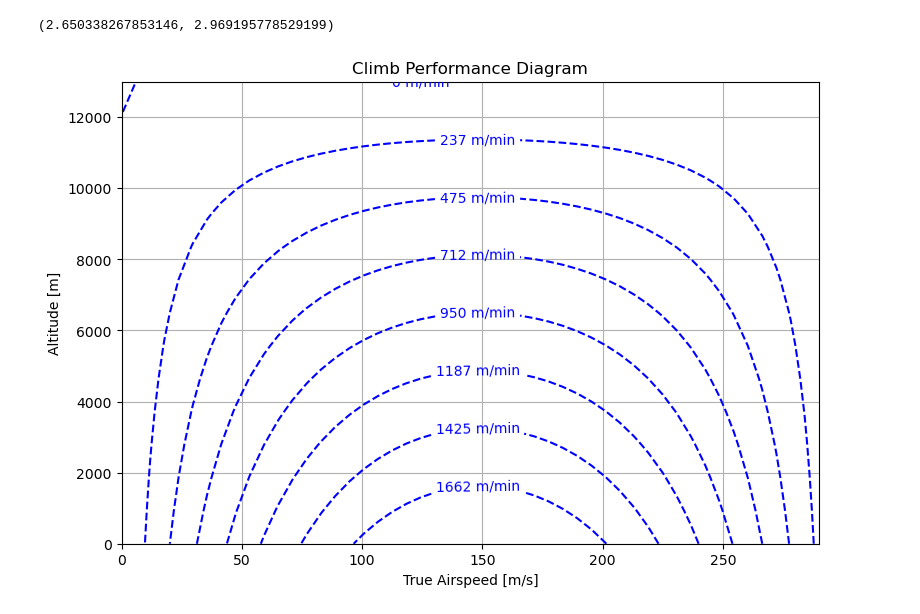
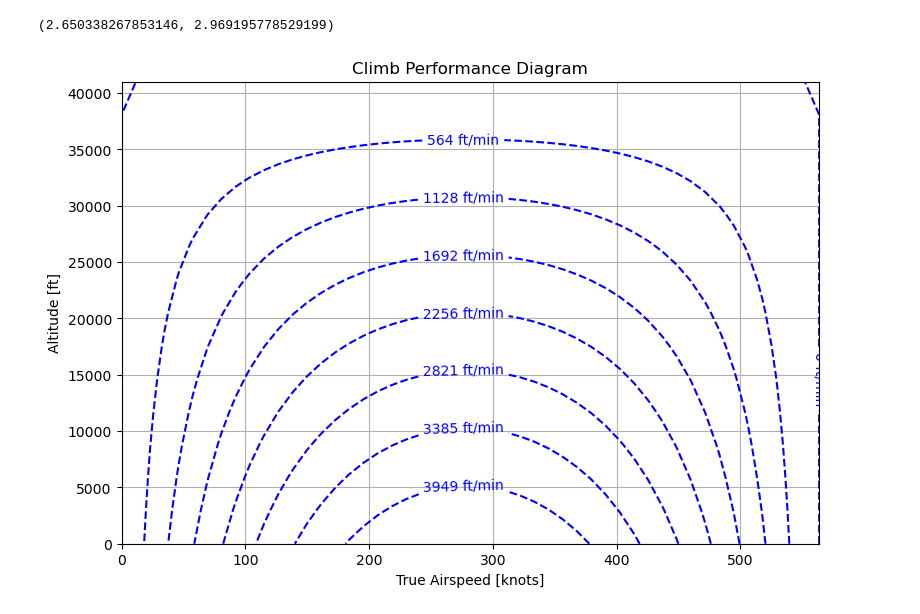
Before and after one commit to AntoineVanHoye/integrated_project, a Jupyter notebook: thrust.ipynb, the cells around one changed output. Saved outputs shown, nothing was run; the diff lists cells and outputs as text; code cells hidden in the pictures.

```diff
--- a/thrust.ipynb
+++ b/thrust.ipynb
@@ -255,7 +255,7 @@ weights = {
 missions = {
     "Passenger": {"altitude": [0, 5000, 12500, 0], "speeds": [70, 140, 290, 60]},
     "Aspen": {"altitude": [0, 2500, 11000, 0], "speeds": [65, 130, 250, 55]},
-    "Napa": {"altitude": [0, 2000, 10000, 0], "speeds": [75, 150, 250, 70]},
+    "Napa": {"altitude": [0, 2000, 10000, 0], "speeds": [75, 150, 250, 60]},
 }
 
 # Phases
@@ -369,7 +369,7 @@ missions = {
         "durations": [120, 900, 18000, 60]
     },
     "Napa": {
-        "altitude": [0, 2000, 10000, 0],
+        "altitude": [0, 2000, 12500, 0],
         "speeds": [75, 150, 240, 70],
         "temperatures": [298.15, 293.15, 283.15, 298.15],
         "thrust_required": [130670.37, 230555.95, 45534.47, 247453.06],
@@ -520,53 +520,62 @@ import numpy as np
 import matplotlib.pyplot as plt
 
 # Constants
-altitudes = np.linspace(0, 13000, 15)  # Altitudes in meters
+altitudes = np.linspace(0, 12500, 15)  # Altitudes in meters
 airspeeds = np.linspace(0, 290, 50)  # True airspeed in m/s
 weight = 106000 * 0.453592  # Maximum Takeoff Weight in kg
 g = 9.81  # Gravity in m/s^2
 
-# Placeholder functions for Thrust, Drag, and Power
+# Conversion factors
+meters_to_feet = 3.28084
+meters_per_second_to_knots = 1.94384
+meters_per_second_to_ft_per_min = 196.85039
+
+# Converted arrays
+altitudes_ft = altitudes * meters_to_feet  # Convert altitude to feet
+airspeeds_knots = airspeeds * meters_per_second_to_knots  # Convert airspeeds to knots
+
+# Functions for Thrust, Drag, and Power
 def thrust(altitude, airspeed):
-    return 200000 * (1 - altitude / 13000) * (1 - airspeed / 300)
+    return 150000 * (1 - altitude / 12500) * (1 - airspeed / 290)
 
 def drag(altitude, airspeed):
-    return 0.02 * airspeed**2 * (1 - altitude / 13000)
+    return 0.02 * airspeed**2 * (1 - altitude / 12500)
 
 def power_available(altitude, airspeed):
     return thrust(altitude, airspeed) * airspeed
 
 # Compute climb rates (m/s)
 climb_rate = np.zeros((len(altitudes), len(airspeeds)))
 for i, alt in enumerate(altitudes):
     for j, spd in enumerate(airspeeds):
         power_avail = power_available(alt, spd)
         power_req = drag(alt, spd) * spd
         excess_power = power_avail - power_req
         climb_rate[i, j] = excess_power / (weight * g) if excess_power > 0 else 0
 
-# Convert climb rates to m/min
-climb_rate_m_min = climb_rate * 60
+# Convert climb rates to ft/min
+climb_rate_ft_min = climb_rate * meters_per_second_to_ft_per_min
 
 # Define contour levels dynamically based on data range
-max_climb_rate = np.max(climb_rate_m_min)
+max_climb_rate = np.max(climb_rate_ft_min)
 contour_levels = np.linspace(0, max_climb_rate, 9)  # Dynamically include max climb rate
 
 # Plot the Climb Performance Diagram
 plt.figure(figsize=(9, 6))
-CS = plt.contour(airspeeds, altitudes, climb_rate_m_min, levels=contour_levels, colors='blue', linestyles='dashed')
-plt.clabel(CS, inline=1, fontsize=10, fmt="%1.0f m/min")
+CS = plt.contour(airspeeds_knots, altitudes_ft, climb_rate_ft_min, levels=contour_levels, colors='blue', linestyles='dashed')
+plt.clabel(CS, inline=1, fontsize=10, fmt="%1.0f ft/min")
 
 # Finalize plot
-plt.xlabel('True Airspeed [m/s]')
-plt.ylabel('Altitude [m]')
+plt.xlabel('True Airspeed [knots]')
+plt.ylabel('Altitude [ft]')
 plt.title('Climb Performance Diagram')
 plt.grid(True)
 
 # Ensure the axis covers all relevant data
-plt.xlim(airspeeds[0], airspeeds[-1])
-plt.ylim(altitudes[0], altitudes[-1])
+plt.xlim(airspeeds_knots[0], airspeeds_knots[-1])
+plt.ylim(altitudes_ft[0], altitudes_ft[-1])
 
 plt.show()
 # %% [output]
-[figure, old version]
+[figure, new version]
 # %%
```
Also changed, not shown: parts of 4 cells of this notebook, 1 other file.
